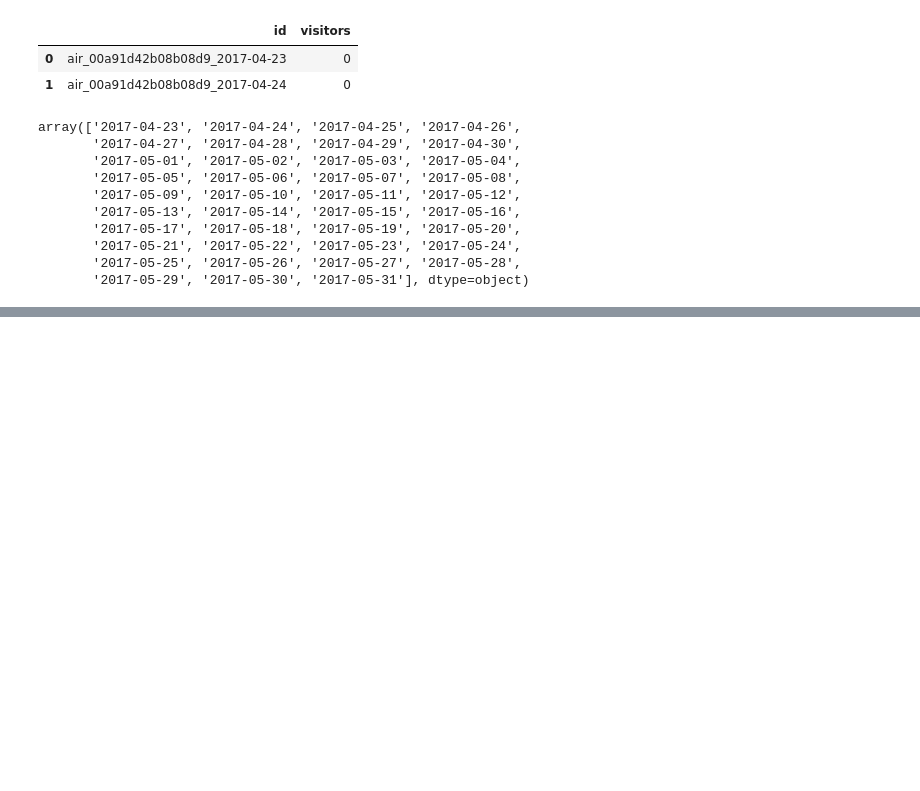
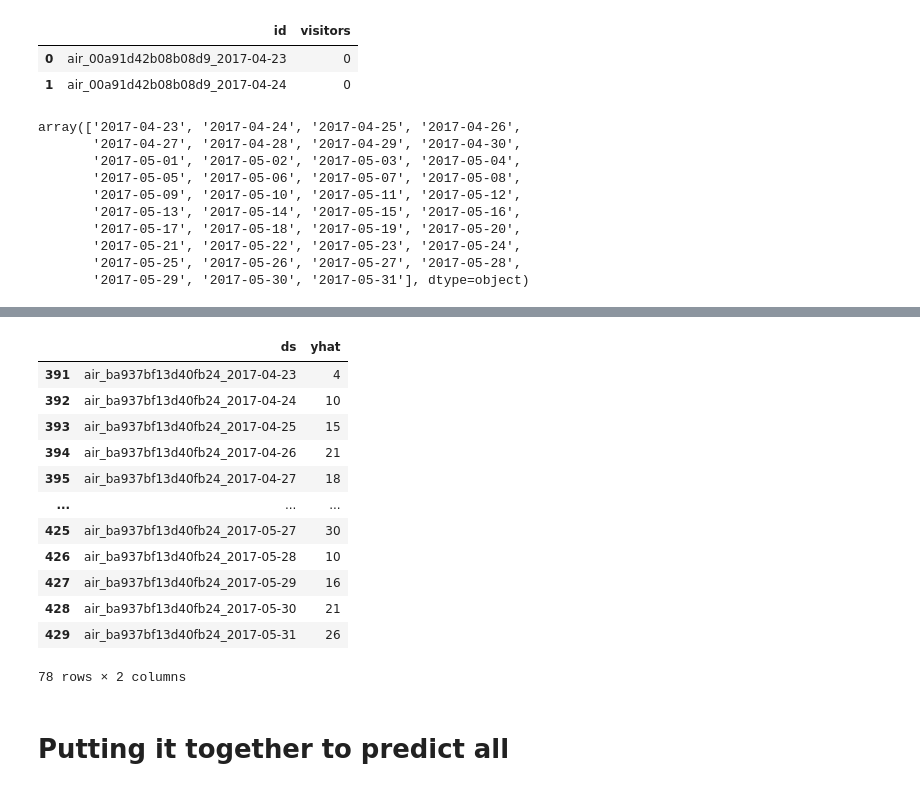
Before and after one commit to EmilMachine/ml_club, a Jupyter notebook: 12_restaurant_visitor_forecasting/emil/quick_explore.ipynb, the cells around one changed output, grey strips where cells are left out. Saved outputs shown, nothing was run; the diff lists cells and outputs as text; code cells hidden in the pictures; blank space fills up the shorter version.

```diff
--- a/12_restaurant_visitor_forecasting/emil/quick_explore.ipynb
+++ b/12_restaurant_visitor_forecasting/emil/quick_explore.ipynb
@@ -162,0 +194,8 @@ array(['2017-04-23', '2017-04-24', '2017-04-25', '2017-04-26',
+# %%
+
+ids = stores[0] + "_" + pred_raw["ds"].astype(str)
+visitors = pred_raw["yhat"].astype(int)
+
+out = pd.merge(ids,visitors,left_index=True,right_index=True)
+
+out.head()
@@ -162,0 +209,19 @@ array(['2017-04-23', '2017-04-24', '2017-04-25', '2017-04-26',
+# %%
+# and merge them all
+pd.concat([out,out], axis=0)
+# %% [output]
+|  | ds | yhat |
+| 391 | air_ba937bf13d40fb24_2017-04-23 | 4 |
+| 392 | air_ba937bf13d40fb24_2017-04-24 | 10 |
+| 393 | air_ba937bf13d40fb24_2017-04-25 | 15 |
+| 394 | air_ba937bf13d40fb24_2017-04-26 | 21 |
+| 395 | air_ba937bf13d40fb24_2017-04-27 | 18 |
+| ... | ... | ... |
+| 425 | air_ba937bf13d40fb24_2017-05-27 | 30 |
+| 426 | air_ba937bf13d40fb24_2017-05-28 | 10 |
+| 427 | air_ba937bf13d40fb24_2017-05-29 | 16 |
+| 428 | air_ba937bf13d40fb24_2017-05-30 | 21 |
+| 429 | air_ba937bf13d40fb24_2017-05-31 | 26 |
+78 rows × 2 columns
+# %% [markdown]
+# Putting it together to predict all
```
Also changed, not shown: parts of 9 cells of this notebook.
